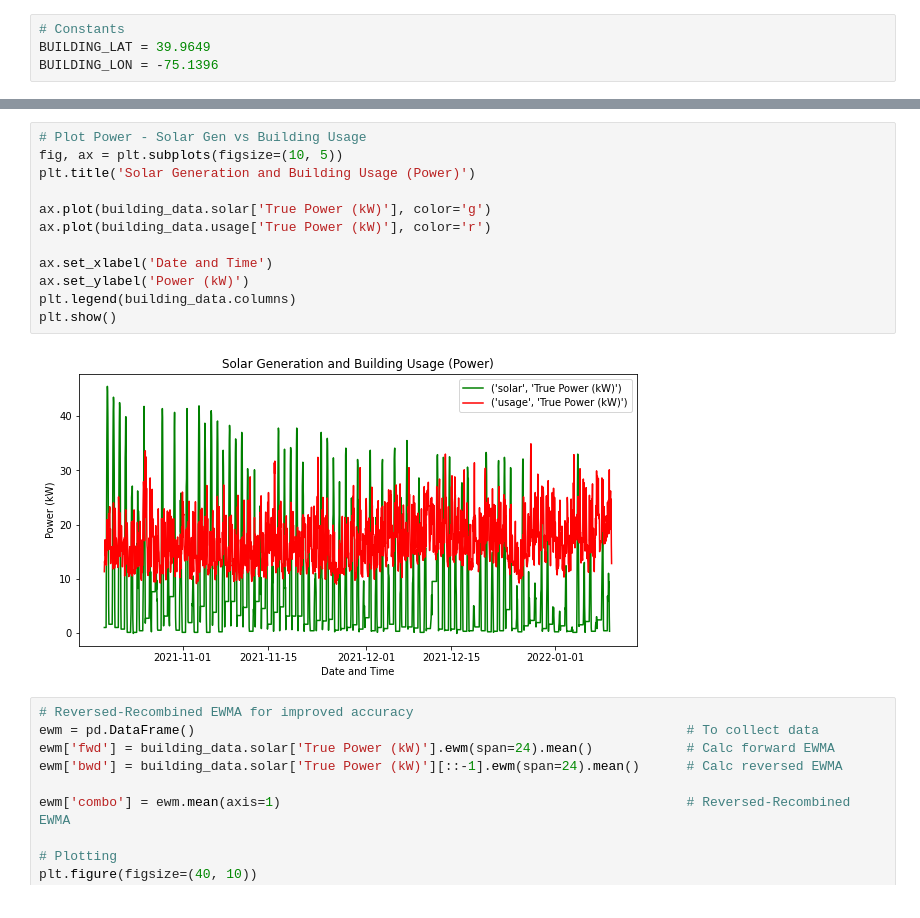
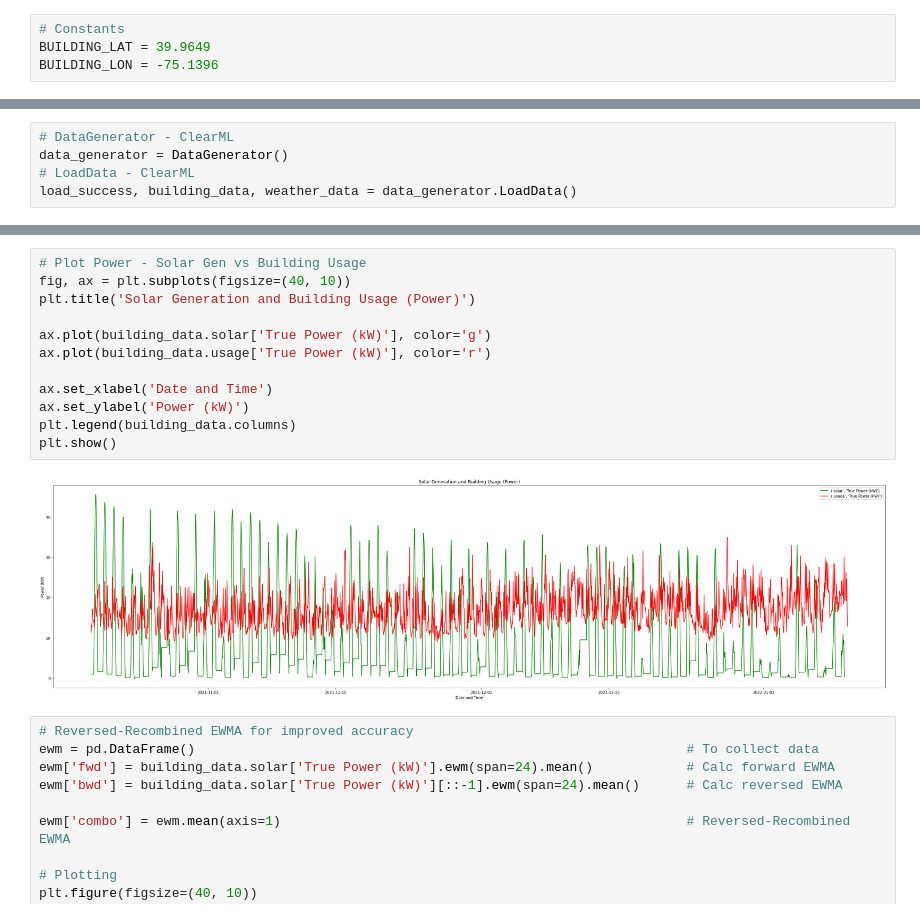
Before and after one commit to samsipe/amplify-microgrid-ai, a Jupyter notebook: notebooks/power_ss.ipynb, the cells around one changed output, grey strips where cells are left out. Cells and saved outputs as stored; diff of their text form.

```diff
--- a/notebooks/power_ss.ipynb
+++ b/notebooks/power_ss.ipynb
@@ -158,0 +27,5 @@ weather_data = weather_data.fillna(method='ffill')
+# %%
+# DataGenerator - ClearML
+data_generator = DataGenerator()
+# LoadData - ClearML
+load_success, building_data, weather_data = data_generator.LoadData()
@@ -159,17 +52,17 @@ weather_data = weather_data.fillna(method='ffill')
 # %%
 # Plot Power - Solar Gen vs Building Usage
-fig, ax = plt.subplots(figsize=(10, 5))
+fig, ax = plt.subplots(figsize=(40, 10))
 plt.title('Solar Generation and Building Usage (Power)')
 
 ax.plot(building_data.solar['True Power (kW)'], color='g')
 ax.plot(building_data.usage['True Power (kW)'], color='r')
 
 ax.set_xlabel('Date and Time')
 ax.set_ylabel('Power (kW)')
 plt.legend(building_data.columns)
 plt.show()
 # %% [output]
-[figure, old version]
+[figure, new version]
 # %%
 # Reversed-Recombined EWMA for improved accuracy
 ewm = pd.DataFrame()                                                               # To collect data
```
Also changed, not shown: parts of 6 cells of this notebook, 2 other files.
